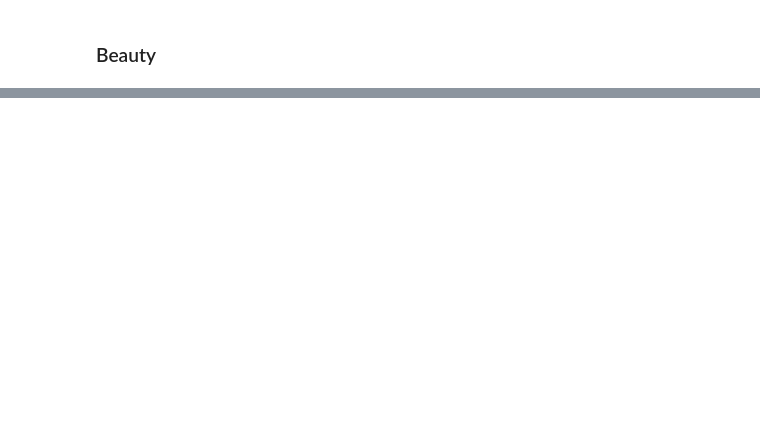
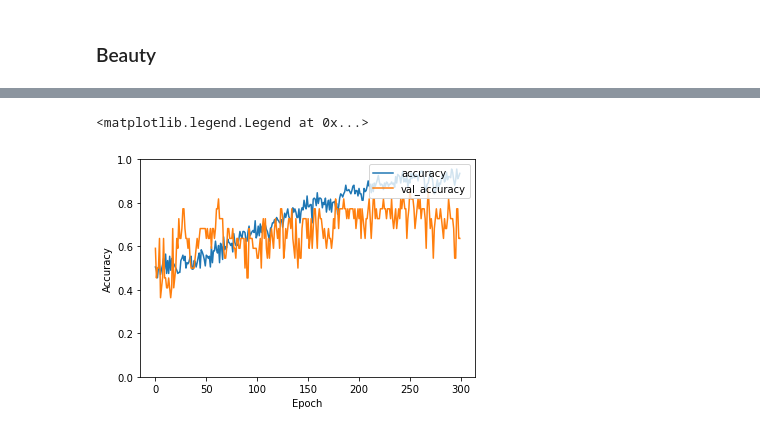
Before and after one commit to mshayganfar/sb_capstone, a Jupyter notebook: cap_project_prototype.ipynb, the cells around one changed output, grey strips where cells are left out. Saved outputs shown, nothing was run; the diff lists cells and outputs as text; code cells hidden in the pictures; blank space fills up the shorter version.

Commit message:
Added individual models for each category.

```diff
--- a/cap_project_prototype.ipynb
+++ b/cap_project_prototype.ipynb
@@ -492,9 +534,11 @@ beauty_image_folder = resized_image_folders_base + 'beauty/'
+# %%
+beauty_image_folder = resized_images_individual_models_base + 'Beauty/'
 # %%
 beauty_train_images = tf.keras.preprocessing.image_dataset_from_directory(
     beauty_image_folder,
-    labels=None,
+    labels='inferred',
     label_mode='int',
-    class_names=['beauty'],
+    class_names=['beauty', 'not_beauty'],
     color_mode='rgb',
     batch_size=batch_size,
     image_size=(image_height, image_width),
@@ -509,9 +553,9 @@ Using 107 files for training.
 # %%
 beauty_validation_images = tf.keras.preprocessing.image_dataset_from_directory(
     beauty_image_folder,
-    labels=None,
+    labels='inferred',
     label_mode='int',
-    class_names=['beauty'],
+    class_names=['beauty', 'not_beauty'],
     color_mode='rgb',
     batch_size=batch_size,
     image_size=(image_height, image_width),
@@ -602,6 +646,6 @@ early_stop = EarlyStopping(monitor='val_loss', patience=10)
 # %%
 beauty_history = beauty_model.fit(beauty_train_images,
                                   validation_data=beauty_validation_images,
-                                  epochs=200,
+                                  epochs=300,
                                   callbacks=[early_stop])
 # %% [output]
@@ -612,0 +669,10 @@ ValueError: in user code:
+# %%
+plt.plot(beauty_history.history['accuracy'], label='accuracy')
+plt.plot(beauty_history.history['val_accuracy'], label = 'val_accuracy')
+plt.xlabel('Epoch')
+plt.ylabel('Accuracy')
+plt.ylim([0.0, 1.0])
+plt.legend(loc='upper right')
+# %% [output]
+<matplotlib.legend.Legend at 0x...>
+[figure, added]
```
Also changed, not shown: parts of 114 cells of this notebook.
